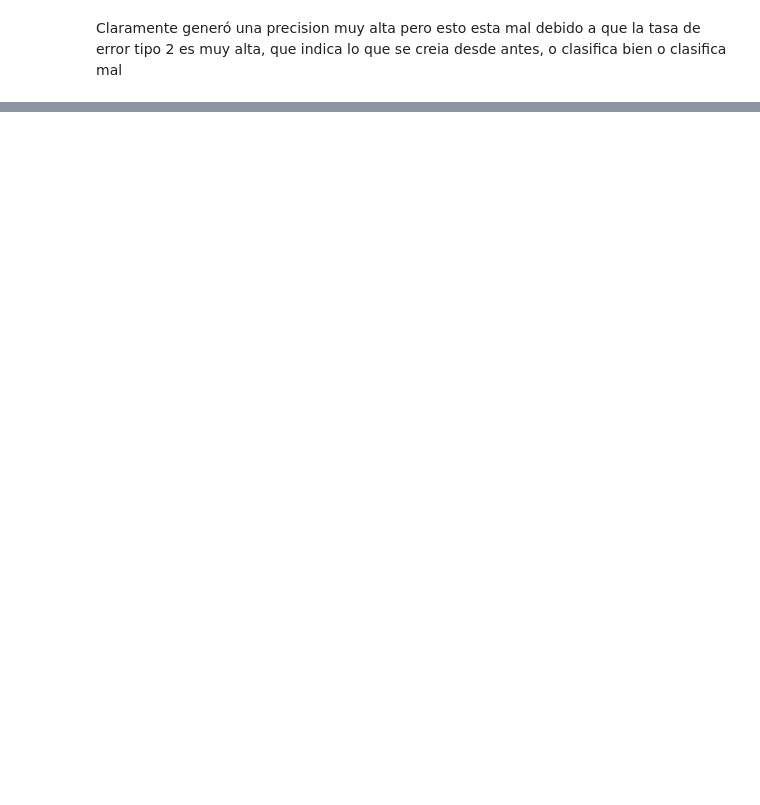
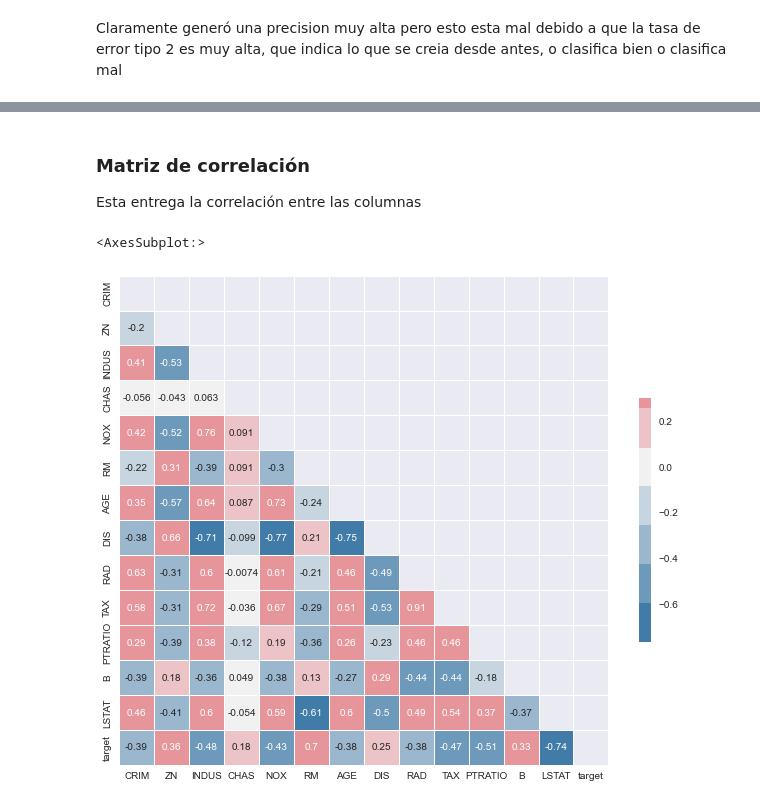
Before and after one commit to Elmatinho/DataScience_Unilever, a Jupyter notebook: Semana_4/Clases/Decimooctava_clase_20_04_22.ipynb, the cells around one changed output, grey strips where cells are left out. Saved outputs shown, nothing was run; the diff lists cells and outputs as text; code cells hidden in the pictures; blank space fills up the shorter version.

```diff
--- a/Semana_4/Clases/Decimooctava_clase_20_04_22.ipynb
+++ b/Semana_4/Clases/Decimooctava_clase_20_04_22.ipynb
@@ -682,0 +691,9 @@ Claramente generó una precision muy alta pero esto esta mal debido a que la tas
+# %%
+import numpy as np
+import pandas as pd
+from sklearn.datasets import load_boston
+
+data = load_boston() #base de sklearn
+df = pd.DataFrame(data.data, columns=data.feature_names)
+df['target'] = data.target
+df.head()
@@ -682,0 +811,13 @@ Claramente generó una precision muy alta pero esto esta mal debido a que la tas
+# %% [markdown]
+### Matriz de correlación
+Esta entrega la correlación entre las columnas
+# %%
+correlation= df.corr()
+mask = np.triu(np.ones_like(correlation, dtype=bool))
+f, ax = plt.subplots(figsize=(11, 9))
+cmap = sns.diverging_palette(240, 10, n=9)
+sns.heatmap(correlation, annot=True, mask=mask, cmap=cmap, vmax=.3, center=0,
+            square=True, linewidths=.5, cbar_kws={"shrink": .5})
+# %% [output]
+<AxesSubplot:>
+[figure, added]
```
Also changed, not shown: parts of 13 cells of this notebook.
